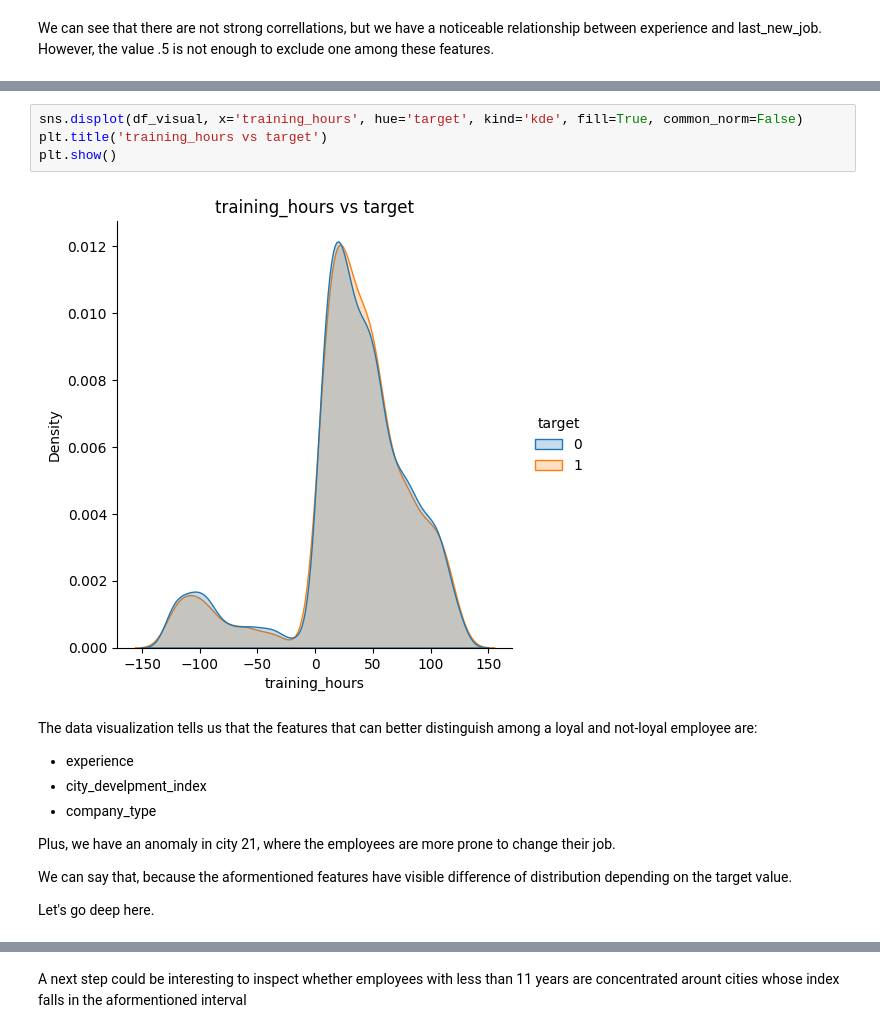
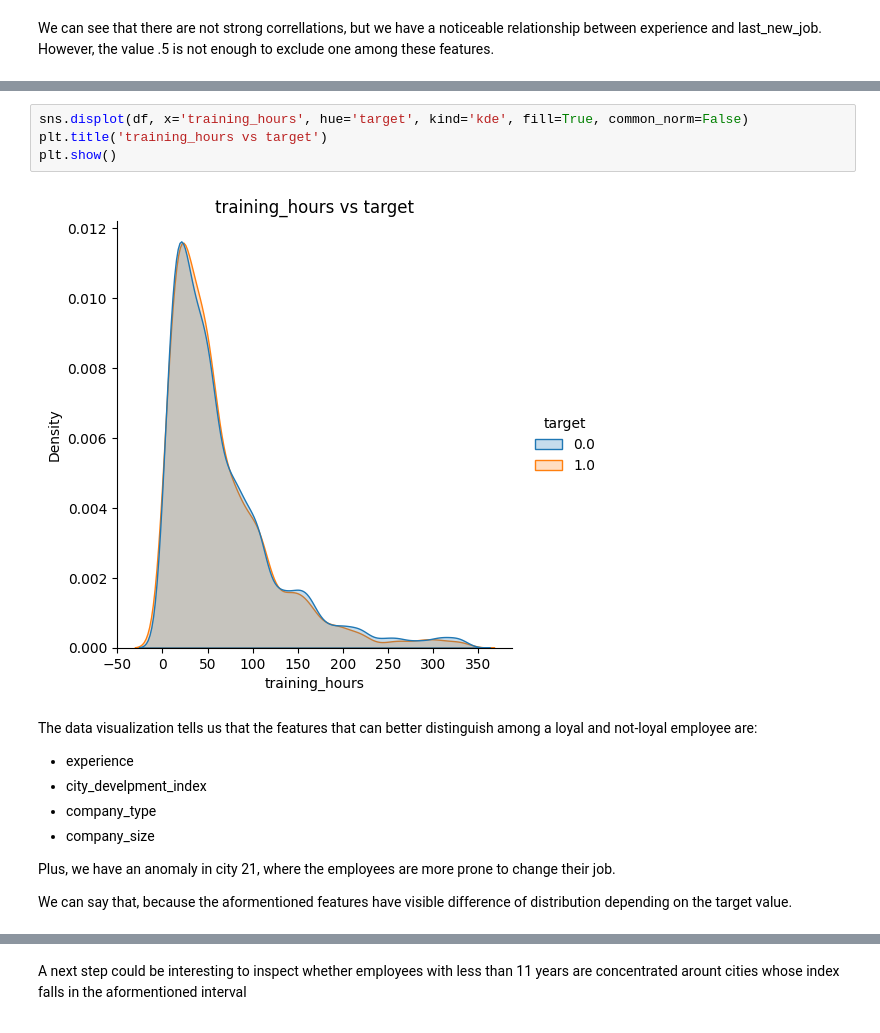
Before and after one commit to rubenIng93/xtream-ai-assignment, a Jupyter notebook: exploratory-analysis.ipynb, the cells around one changed output, grey strips where cells are left out. Saved outputs shown, nothing was run; the diff lists cells and outputs as text.

```diff
--- a/exploratory-analysis.ipynb
+++ b/exploratory-analysis.ipynb
@@ -474,17 +377,16 @@ plt.show()
 # %%
-sns.displot(df_visual, x='training_hours', hue='target', kind='kde', fill=True, common_norm=False)
+sns.displot(df, x='training_hours', hue='target', kind='kde', fill=True, common_norm=False)
 plt.title('training_hours vs target')
 plt.show()
 # %% [output]
-[figure, old version]
+[figure, new version]
 # %% [markdown]
 The data visualization tells us that the features that can better distinguish among a loyal and not-loyal employee are:
 - experience
 - city_develpment_index
 - company_type
+- company_size
 
 Plus, we have an anomaly in city 21, where the employees are more prone to change their job.
 
 We can say that, because the aformentioned features have visible difference of distribution depending on the target value.
-
-Let's go deep here.
```
Also changed, not shown: parts of 55 cells of this notebook, 1 other file.
